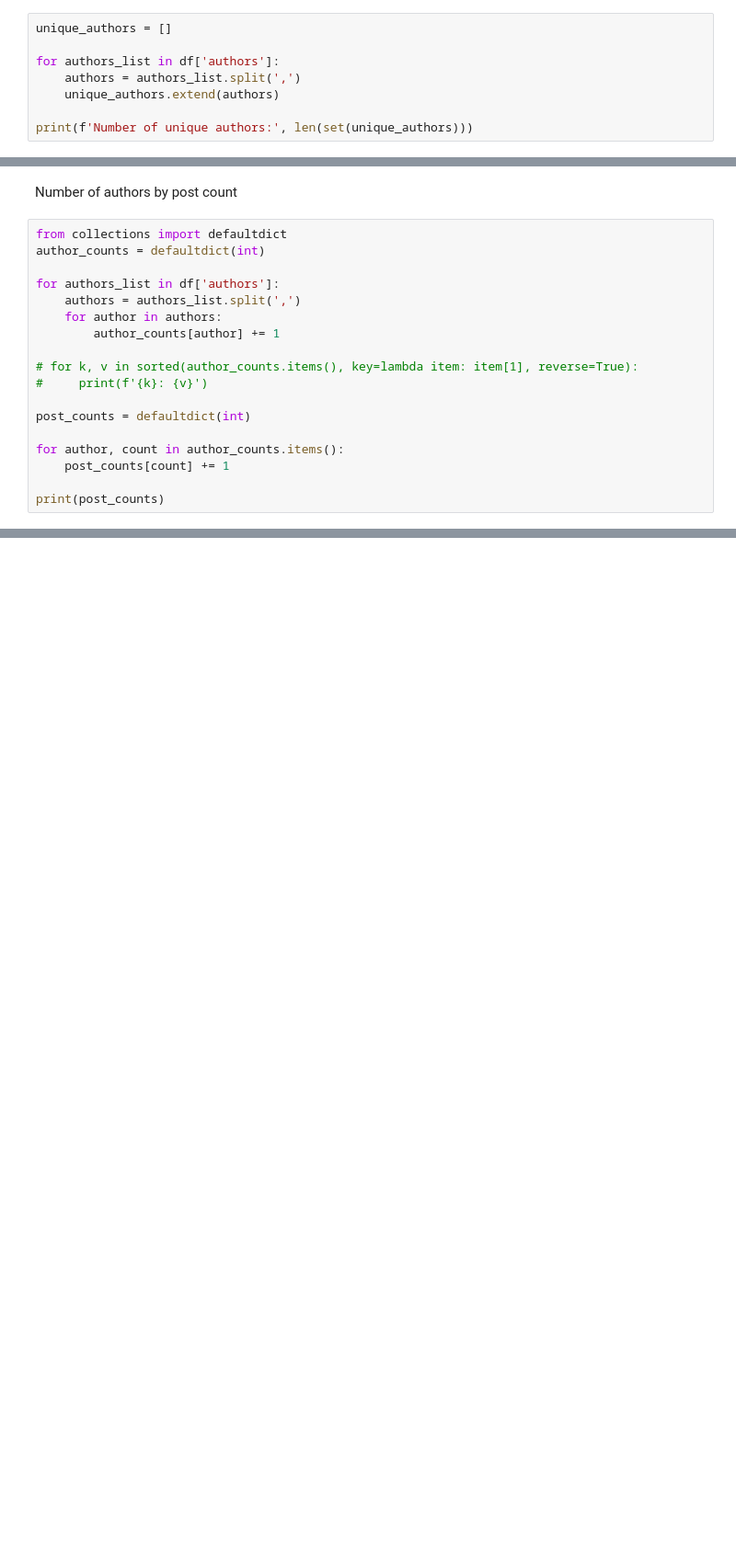
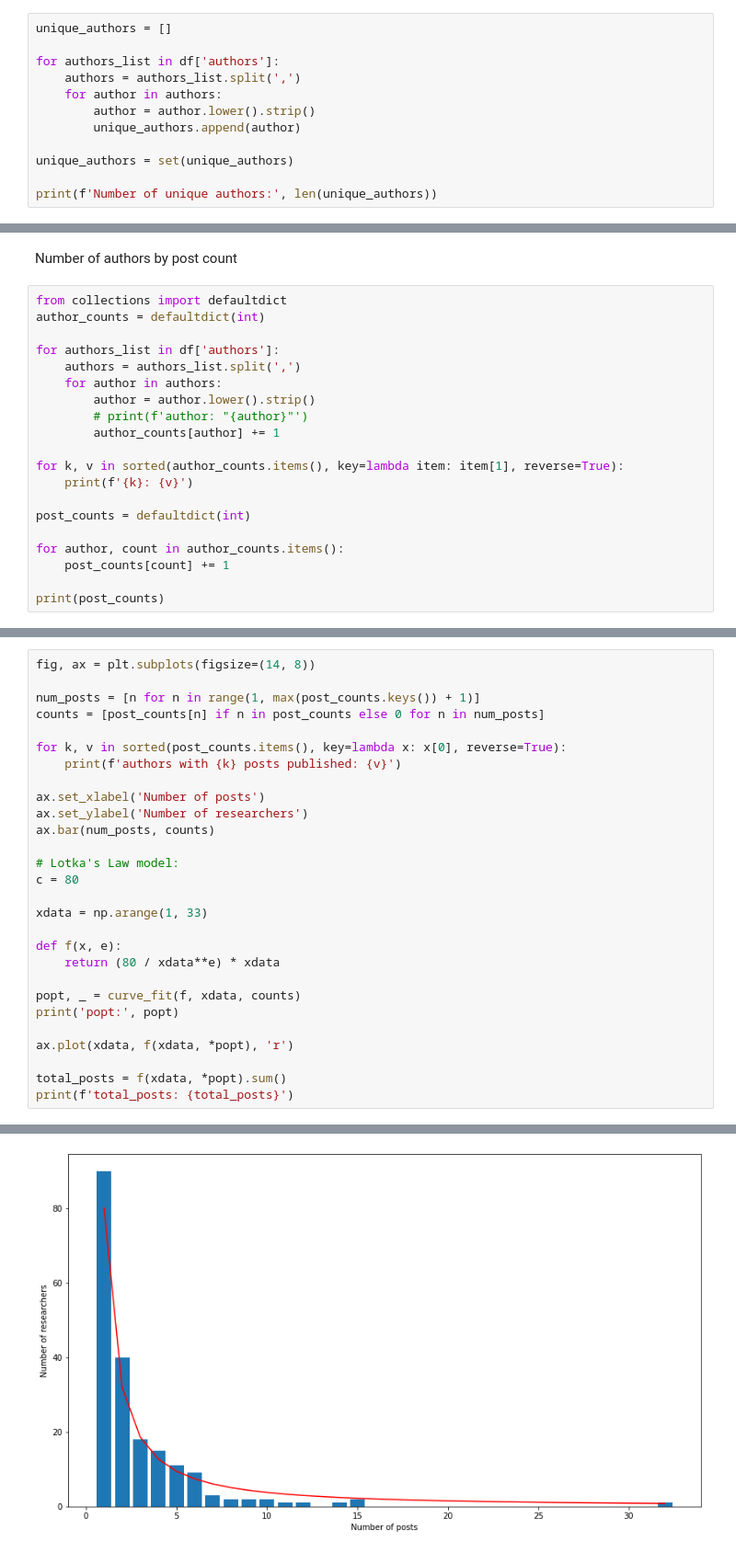
Before and after one commit to smcaleese/ai-safety-scraping-scripts, a Jupyter notebook: alignment-forum/alignment-forum-analysis.ipynb, the cells around one changed output, grey strips where cells are left out. Shown: that part at 92% size. Drawn from its saved outputs; the diff is of its cells as text; blank space fills up the shorter version.

```diff
--- a/alignment-forum/alignment-forum-analysis.ipynb
+++ b/alignment-forum/alignment-forum-analysis.ipynb
@@ -15,7 +17,11 @@ unique_authors = []
 
 for authors_list in df['authors']:
     authors = authors_list.split(',')
-    unique_authors.extend(authors)
+    for author in authors:
+        author = author.lower().strip()
+        unique_authors.append(author)
 
-print(f'Number of unique authors:', len(set(unique_authors)))
+unique_authors = set(unique_authors)
+
+print(f'Number of unique authors:', len(unique_authors))
 # %% [output]
@@ -29,10 +35,12 @@ author_counts = defaultdict(int)
 for authors_list in df['authors']:
     authors = authors_list.split(',')
     for author in authors:
+        author = author.lower().strip()
+        # print(f'author: "{author}"')
         author_counts[author] += 1
 
-# for k, v in sorted(author_counts.items(), key=lambda item: item[1], reverse=True):
-#     print(f'{k}: {v}')
+for k, v in sorted(author_counts.items(), key=lambda item: item[1], reverse=True):
+    print(f'{k}: {v}')
 
 post_counts = defaultdict(int)
 
@@ -65,0 +69,29 @@ counts: [96, 25, 8, 1, 2, 16, 2, 1]
+# %%
+fig, ax = plt.subplots(figsize=(14, 8))
+
+num_posts = [n for n in range(1, max(post_counts.keys()) + 1)]
+counts = [post_counts[n] if n in post_counts else 0 for n in num_posts]
+
+for k, v in sorted(post_counts.items(), key=lambda x: x[0], reverse=True):
+    print(f'authors with {k} posts published: {v}')
+
+ax.set_xlabel('Number of posts')
+ax.set_ylabel('Number of researchers')
+ax.bar(num_posts, counts)
+
+# Lotka's Law model:
+c = 80
+
+xdata = np.arange(1, 33)
+
+def f(x, e):
+    return (80 / xdata**e) * xdata
+
+popt, _ = curve_fit(f, xdata, counts)
+print('popt:', popt)
+
+ax.plot(xdata, f(xdata, *popt), 'r')
+
+total_posts = f(xdata, *popt).sum()
+print(f'total_posts: {total_posts}')
+# %% [output]
@@ -65,0 +115 @@ counts: [96, 25, 8, 1, 2, 16, 2, 1]
+[figure, added]
```
Also changed, not shown: parts of 9 cells of this notebook, 12 other files.
